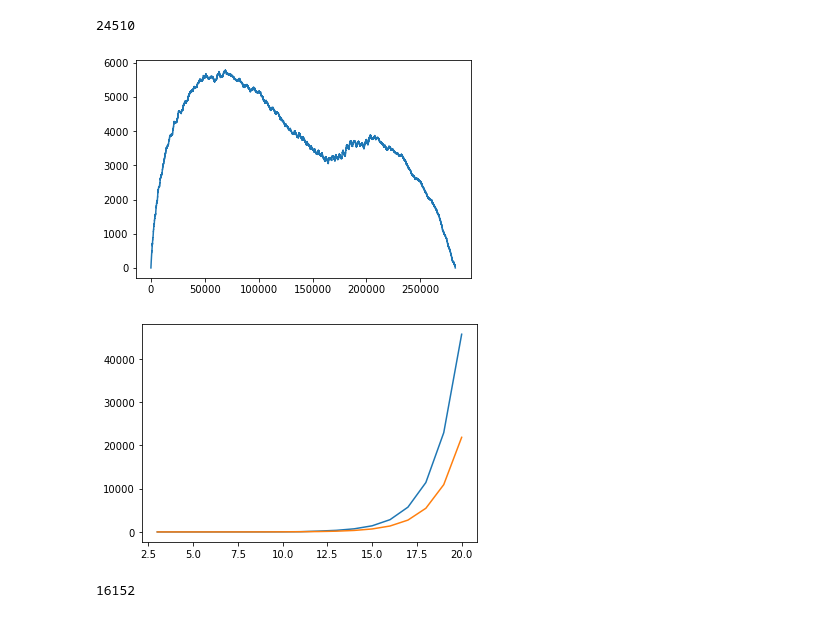
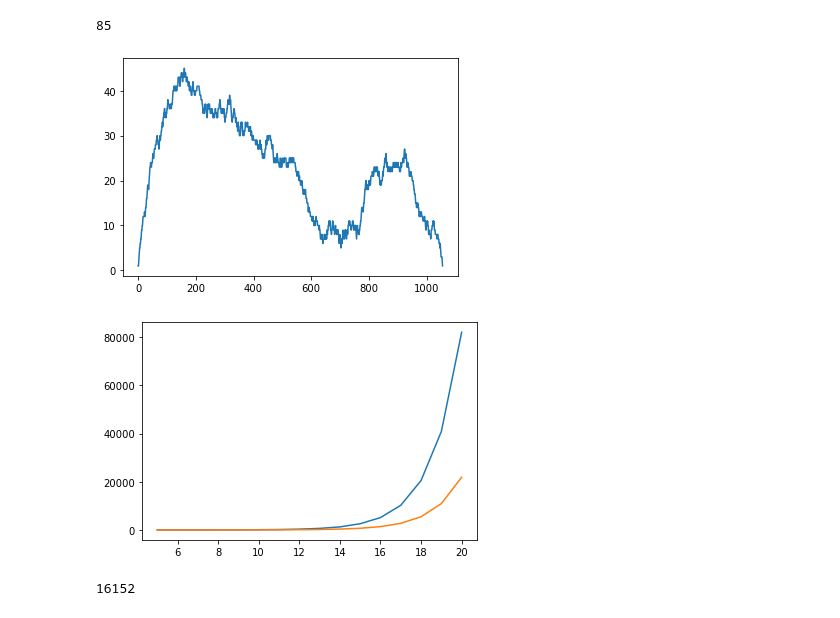
Before and after one commit to Sultanow/aberkane-sultanow-cnts, a Jupyter notebook: python/notebook/playground.ipynb, the cells around one changed output. Saved outputs shown, nothing was run; the diff lists cells and outputs as text; code cells hidden in the pictures.

```diff
--- a/python/notebook/playground.ipynb
+++ b/python/notebook/playground.ipynb
@@ -66,44 +66,44 @@ def func2(s:int, max_bin_len:int)->int:
                 arr.append(temp2)
         elif n%3 == 0:
             #Type B case
             if len(np.binary_repr(n)) < len(np.binary_repr(s))+max_bin_len-1:
                 temp1 = operation_v(n)
                 arr.append(temp1)
         elif n%3 == 1:
             #Type C case
             if len(np.binary_repr(n)) < len(np.binary_repr(s))+max_bin_len and n>1:
                 temp1 = (4*n-1)//3
                 arr.append(temp1)
             if len(np.binary_repr(n)) < len(np.binary_repr(s))+max_bin_len-1:
                 temp2 = operation_v(n)
                 arr.append(temp2)
         del arr[0]
     return x
 
-start = 1
-max_bin_len = 20
+start = 3
+max_bin_len = 10
 print(func2(start, max_bin_len))
 
 l = len(array_growth)
 y_val = array_growth
 x_val = range(0, l)
 
 d = {"x":x_val, "array_growth":y_val}
 df = pd.DataFrame(d)
 df.to_csv('array_growth.csv', index=False)
 
 plt.plot(x_val, y_val)
 plt.show()
 # %% [output]
-24510
+85
-[figure, old version]
+[figure, new version]
 # %%
 start = 3
 max_bin_len = 20
 x_val=[]
 y_val=[]
 y_val2=[]
-for mbl in range(3, max_bin_len+1):
+for mbl in range(5, max_bin_len+1):
     x_val.append(mbl)
     y_val.append(func2(start, mbl))
     y_val2.append(2**(mbl-1)/24)
@@ -116,7 +116,7 @@ plt.plot(x_val, y_val)
 plt.plot(x_val, y_val2)
 plt.show()
 # %% [output]
-[figure, old version]
+[figure, new version]
 # %%
 recursion_jumps = []
 def func(start:int, max_bin_len:int, x:int)->int:
```
